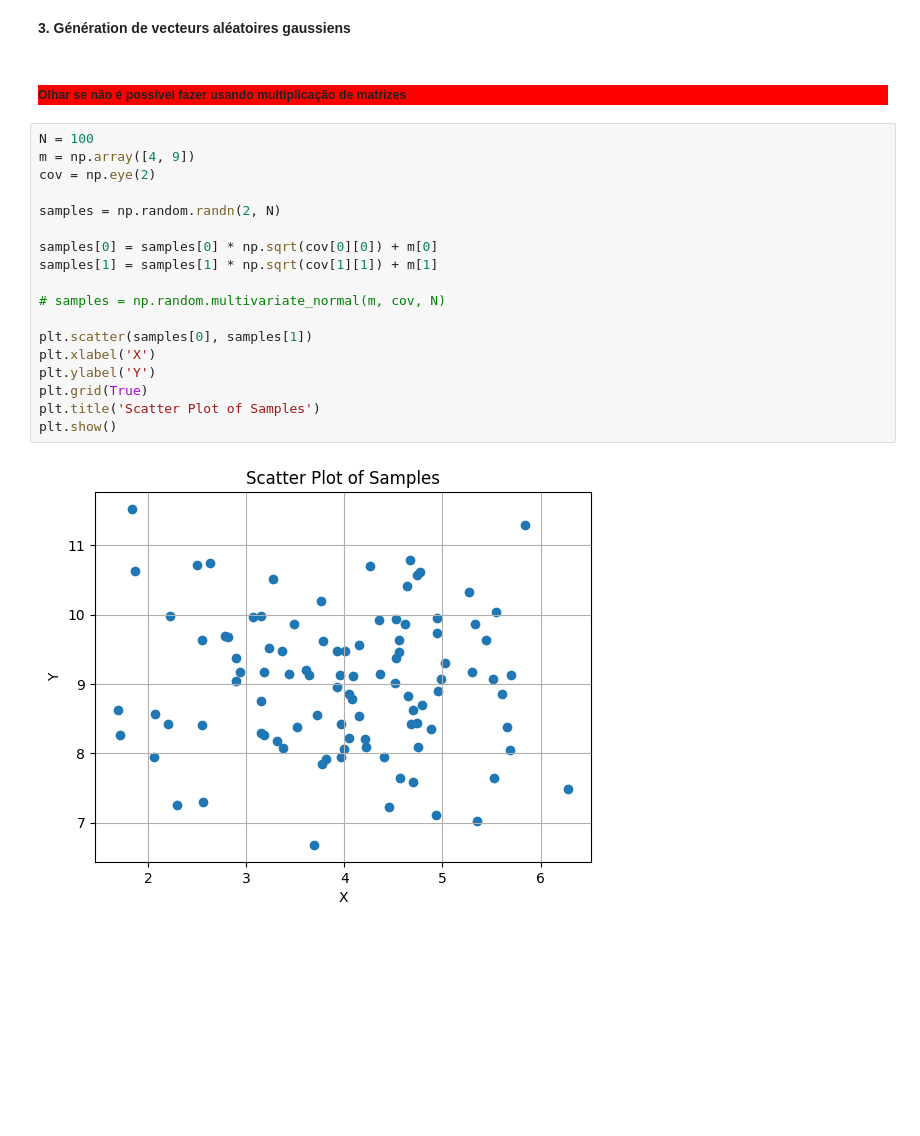
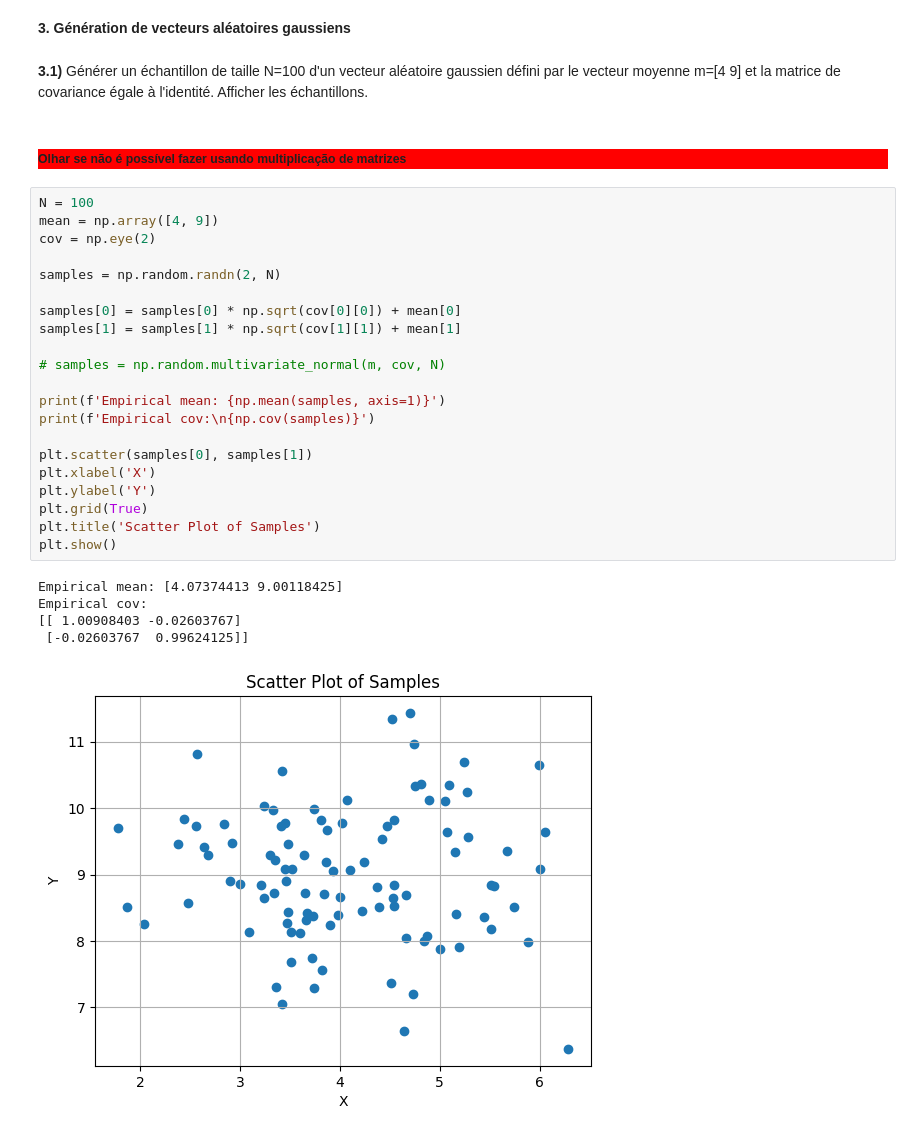
Before and after one commit to yurialvizi/SI221B-TP1, a Jupyter notebook: tp.ipynb, the cells around one changed output. Drawn from its saved outputs; the diff is of its cells as text; blank space fills up the shorter version.

```diff
--- a/tp.ipynb
+++ b/tp.ipynb
@@ -50,27 +50,36 @@ plt.show()
 [figure]
 # %% [markdown]
 **3. Génération de vecteurs aléatoires gaussiens**
+# %% [markdown]
+**3.1)** Générer un échantillon de taille N=100 d'un vecteur aléatoire gaussien défini par le vecteur moyenne m=[4 9] et la matrice de covariance égale à l'identité. Afficher les échantillons.
 # %% [markdown]
 <h5 style="background-color: red;">
     Olhar se não é possível fazer usando multiplicação de matrizes
 </h5>
 # %%
 N = 100
-m = np.array([4, 9])
+mean = np.array([4, 9])
 cov = np.eye(2)
 
 samples = np.random.randn(2, N)
 
-samples[0] = samples[0] * np.sqrt(cov[0][0]) + m[0]
-samples[1] = samples[1] * np.sqrt(cov[1][1]) + m[1]
+samples[0] = samples[0] * np.sqrt(cov[0][0]) + mean[0]
+samples[1] = samples[1] * np.sqrt(cov[1][1]) + mean[1]
 
 # samples = np.random.multivariate_normal(m, cov, N)
+
+print(f'Empirical mean: {np.mean(samples, axis=1)}')
+print(f'Empirical cov:\n{np.cov(samples)}')
 
 plt.scatter(samples[0], samples[1])
 plt.xlabel('X')
 plt.ylabel('Y')
 plt.grid(True)
 plt.title('Scatter Plot of Samples')
 plt.show()
 # %% [output]
+Empirical mean: [4.07374413 9.00118425]
+Empirical cov:
+[[ 1.00908403 -0.02603767]
+ [-0.02603767  0.99624125]]
-[figure, old version]
+[figure, new version]
```
Also changed, not shown: parts of 8 cells of this notebook.
